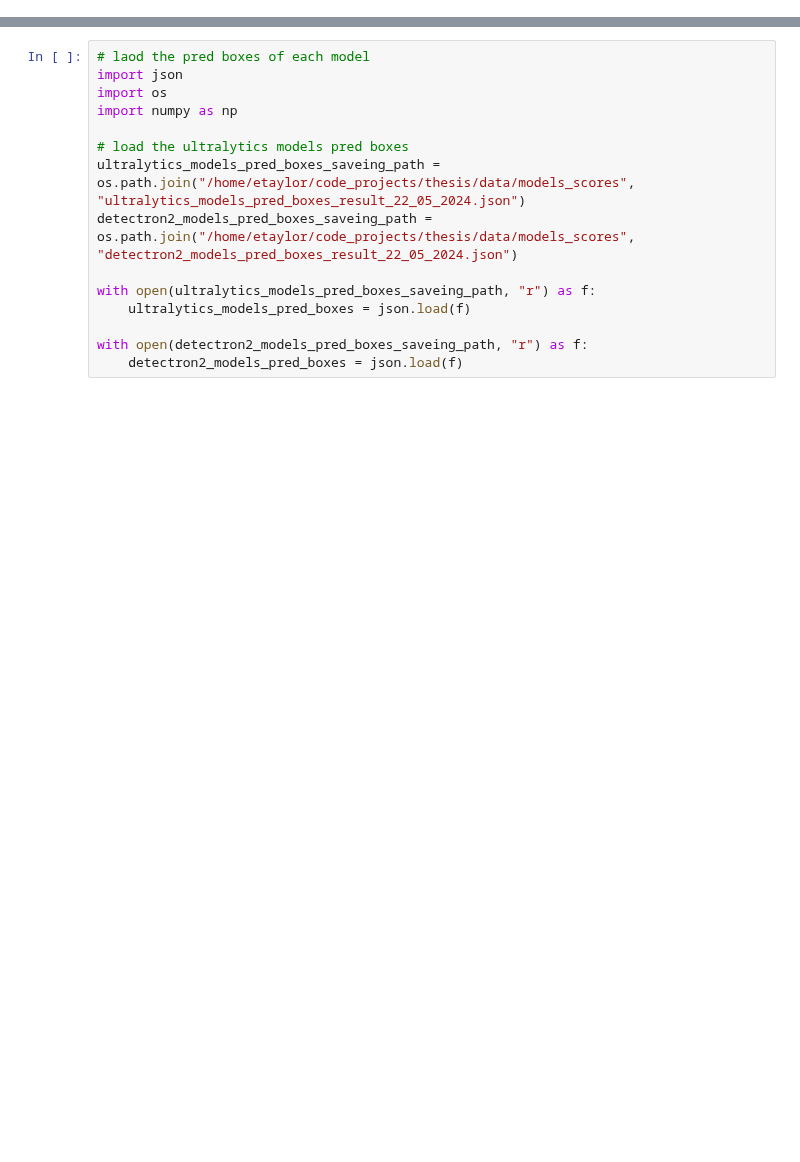
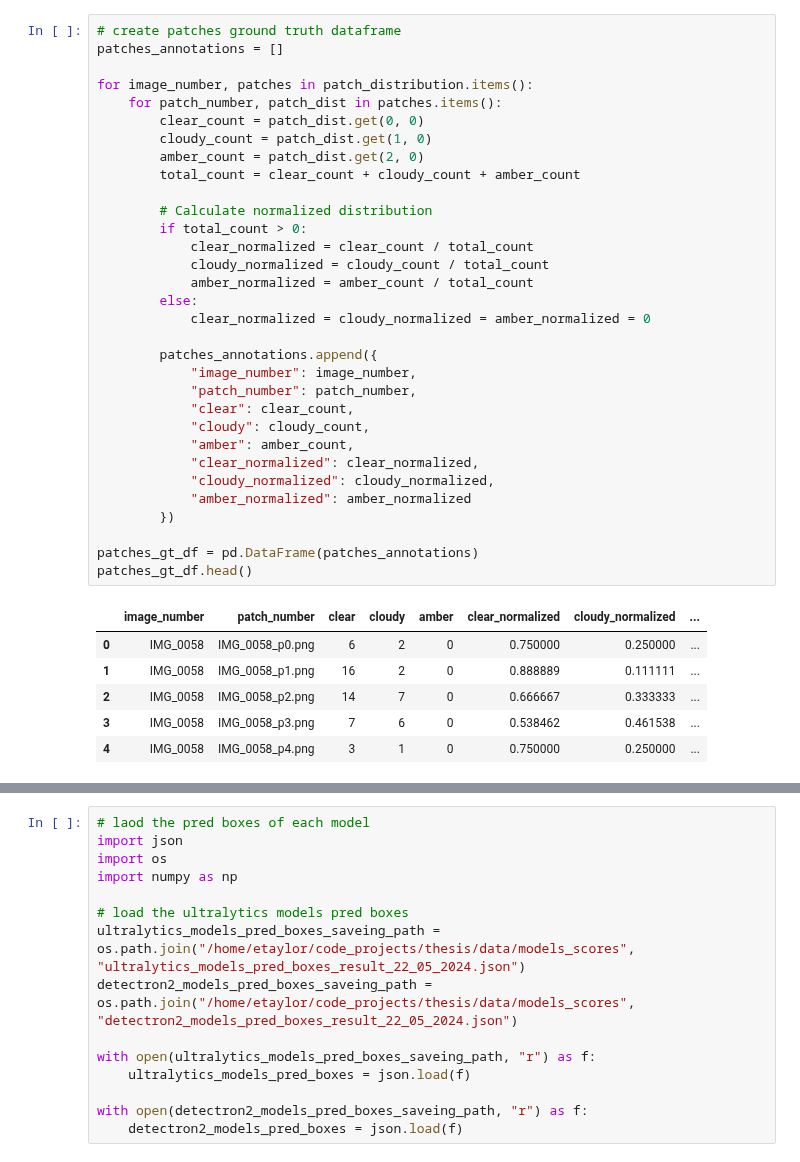
Before and after one commit to elorberb/thesis, a Jupyter notebook: src/classification/notebooks/evaluate_models_on_trichome_dist.ipynb, the cells around one changed output, grey strips where cells are left out. Drawn from its saved outputs; the diff is of its cells as text; blank space fills up the shorter version.

```diff
--- a/src/classification/notebooks/evaluate_models_on_trichome_dist.ipynb
+++ b/src/classification/notebooks/evaluate_models_on_trichome_dist.ipynb
@@ -110 +112,40 @@ ground_truth_df
 | 9 | IMG_1093 | 33 | 143 | 36 | 0.155660 | 0.674528 | 0.169811 |
+# %%
+# create patches ground truth dataframe
+patches_annotations = []
+
+for image_number, patches in patch_distribution.items():
+    for patch_number, patch_dist in patches.items():
+        clear_count = patch_dist.get(0, 0)
+        cloudy_count = patch_dist.get(1, 0)
+        amber_count = patch_dist.get(2, 0)
+        total_count = clear_count + cloudy_count + amber_count
+
+        # Calculate normalized distribution
+        if total_count > 0:
+            clear_normalized = clear_count / total_count
+            cloudy_normalized = cloudy_count / total_count
+            amber_normalized = amber_count / total_count
+        else:
+            clear_normalized = cloudy_normalized = amber_normalized = 0
+
+        patches_annotations.append({
+            "image_number": image_number,
+            "patch_number": patch_number,
+            "clear": clear_count,
+            "cloudy": cloudy_count,
+            "amber": amber_count,
+            "clear_normalized": clear_normalized,
+            "cloudy_normalized": cloudy_normalized,
+            "amber_normalized": amber_normalized
+        })
+
+patches_gt_df = pd.DataFrame(patches_annotations)
+patches_gt_df.head()
+# %% [output]
+|  | image_number | patch_number | clear | cloudy | amber | clear_normalized | cloudy_normalized | ... |
+| 0 | IMG_0058 | IMG_0058_p0.png | 6 | 2 | 0 | 0.750000 | 0.250000 | ... |
+| 1 | IMG_0058 | IMG_0058_p1.png | 16 | 2 | 0 | 0.888889 | 0.111111 | ... |
+| 2 | IMG_0058 | IMG_0058_p2.png | 14 | 7 | 0 | 0.666667 | 0.333333 | ... |
+| 3 | IMG_0058 | IMG_0058_p3.png | 7 | 6 | 0 | 0.538462 | 0.461538 | ... |
+| 4 | IMG_0058 | IMG_0058_p4.png | 3 | 1 | 0 | 0.750000 | 0.250000 | ... |
```
Also changed, not shown: parts of 26 cells of this notebook.
